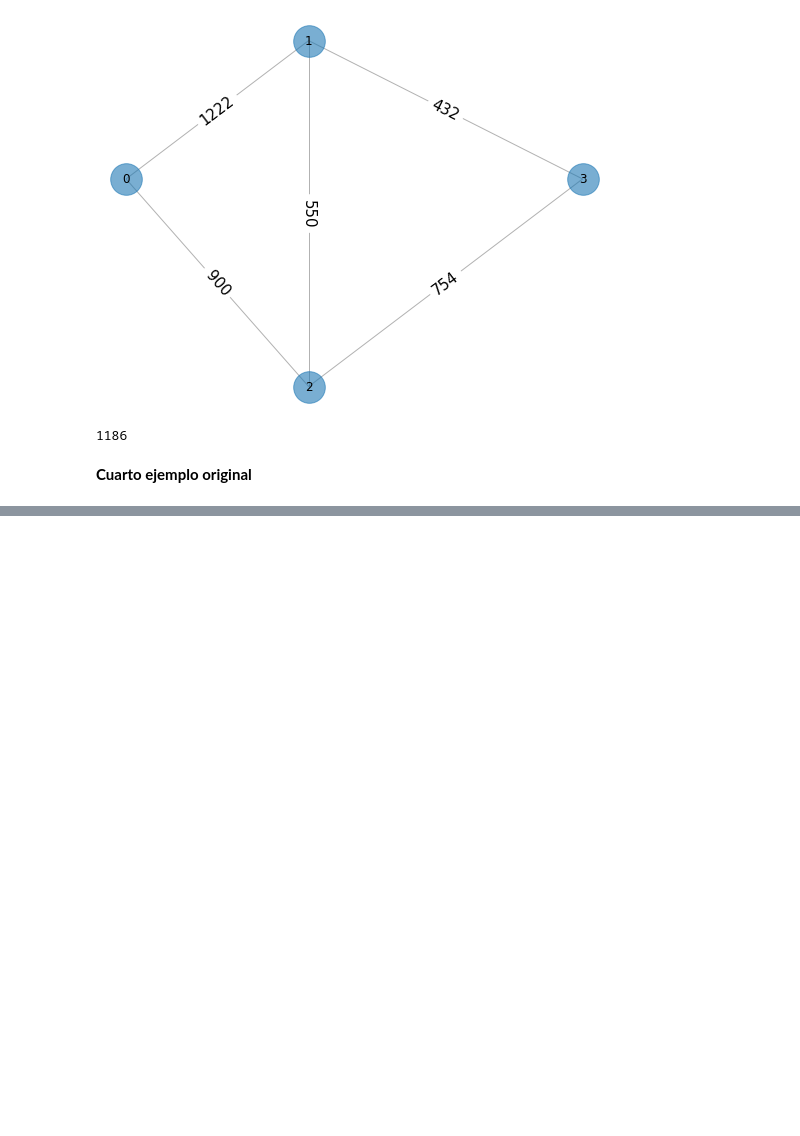
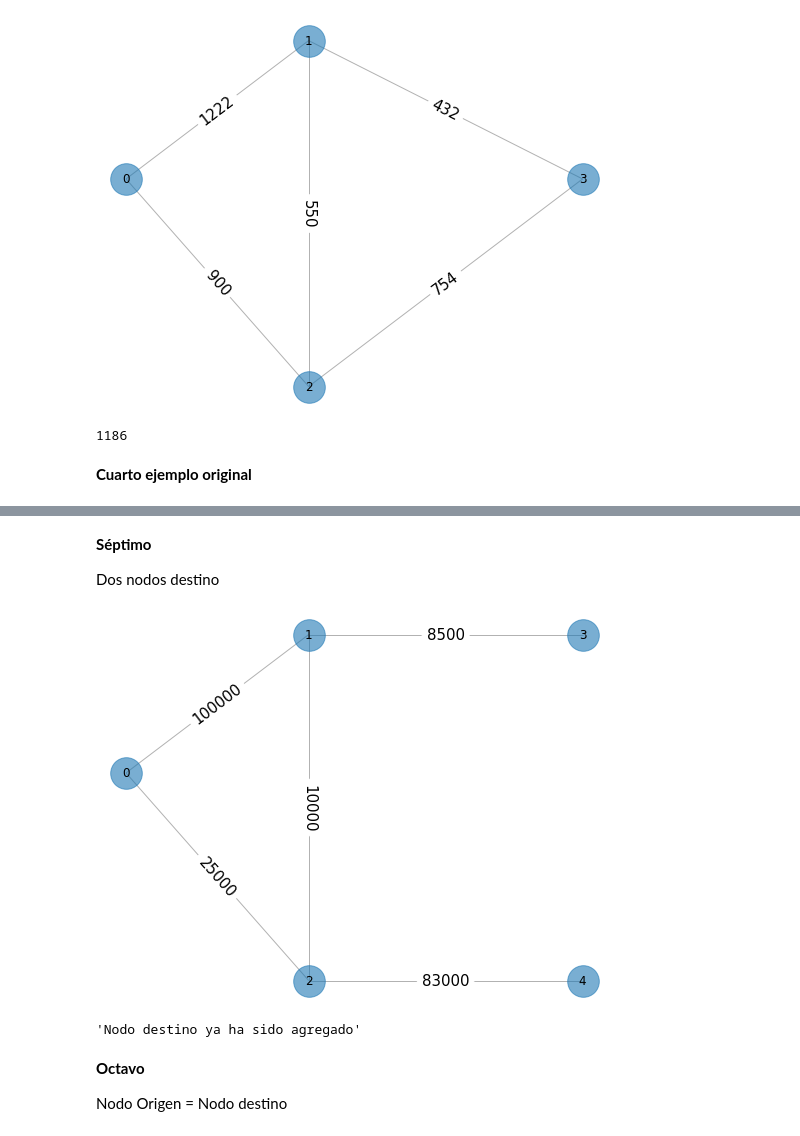
Before and after one commit to optimizacion-2-2021-1-gh-classroom/practica-2-primera-parte-diramtz, a Jupyter notebook: shared_volume/reporte_equipo_2_parte_1_practica_2.ipynb, the cells around one changed output, grey strips where cells are left out. Drawn from its saved outputs; the diff is of its cells as text; code cells hidden in the pictures; blank space fills up the shorter version.

```diff
--- a/shared_volume/reporte_equipo_2_parte_1_practica_2.ipynb
+++ b/shared_volume/reporte_equipo_2_parte_1_practica_2.ipynb
@@ -240,0 +344,39 @@ red.create_edge('e', 't', 9)
+# %% [markdown]
+**Séptimo**
+
+Dos nodos destino
+# %%
+nodes_pos_ex_2 = [[0.09090909090909091, 0.5454545454545454],
+                  [0.2727272727272727, 0.7272727272727273],
+                  [0.2727272727272727, 0.2727272727272727],
+                  [0.5454545454545454, 0.7272727272727273],
+                  [0.5454545454545454, 0.272727272727273]
+                 ]
+nodes = range(len(nodes_pos_ex_2))
+G_ex_2 = nx.Graph()
+G_ex_2.add_nodes_from(nodes)
+edge_labels = {(0,1): 100000,
+               (0,2): 25000,
+               (1,2): 10000,
+               (1,3): 8500,
+               (2,4): 83000
+              }
+G_ex_2.add_edges_from(edge_labels)
+for e in G_ex_2.edges():
+    try:
+        G_ex_2[e[0]][e[1]]["weight"] = edge_labels[e]
+    except:
+        G_ex_2[e[1]][e[0]]["weight"] = edge_labels[(e[1],e[0])]
+plt.figure(figsize=(9,7))
+nx.draw_networkx_edges(G_ex_2, pos=nodes_pos_ex_2,
+                       alpha=0.3, min_source_margin=8,
+                       min_target_margin=8)
+nx.draw_networkx_edge_labels(G_ex_2, pos=nodes_pos_ex_2,
+                             edge_labels = edge_labels,
+                             font_size=15)
+nx.draw_networkx_labels(G_ex_2, pos=nodes_pos_ex_2)
+nx.draw_networkx_nodes(G_ex_2, pos=nodes_pos_ex_2, node_size=1000, alpha=0.6)
+plt.axis("off")
+plt.show()
+# %% [output]
+[figure, added]
@@ -240,0 +391,14 @@ red.create_edge('e', 't', 9)
+# %%
+red_7.create_edge('0', '1', 100000)
+red_7.create_edge('0', '2', 25000)
+
+red_7.create_edge('1', '2', 10000)
+red_7.create_edge('1', '3', 8500)
+
+red_7.create_edge('2', '4', 83000)
+# %% [output]
+'Nodo destino ya ha sido agregado'
+# %% [markdown]
+**Octavo**
+
+Nodo Origen = Nodo destino
```
Also changed, not shown: parts of 26 cells of this notebook.
